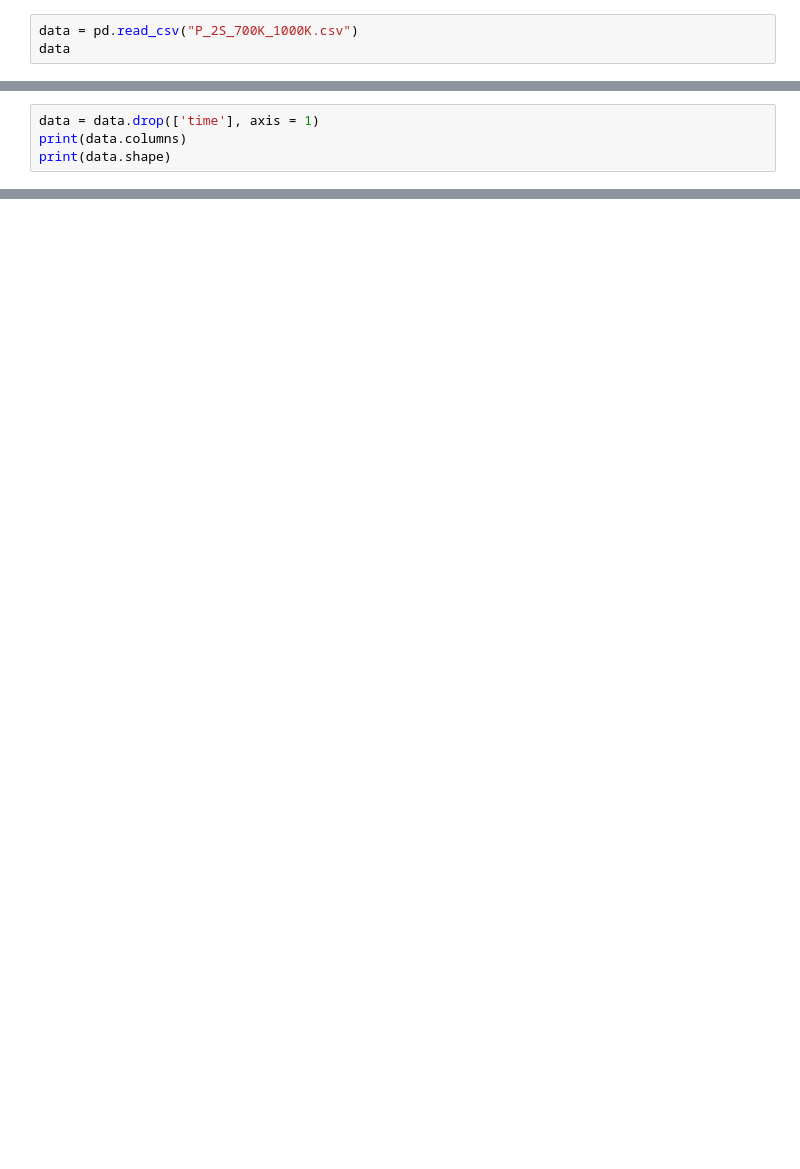
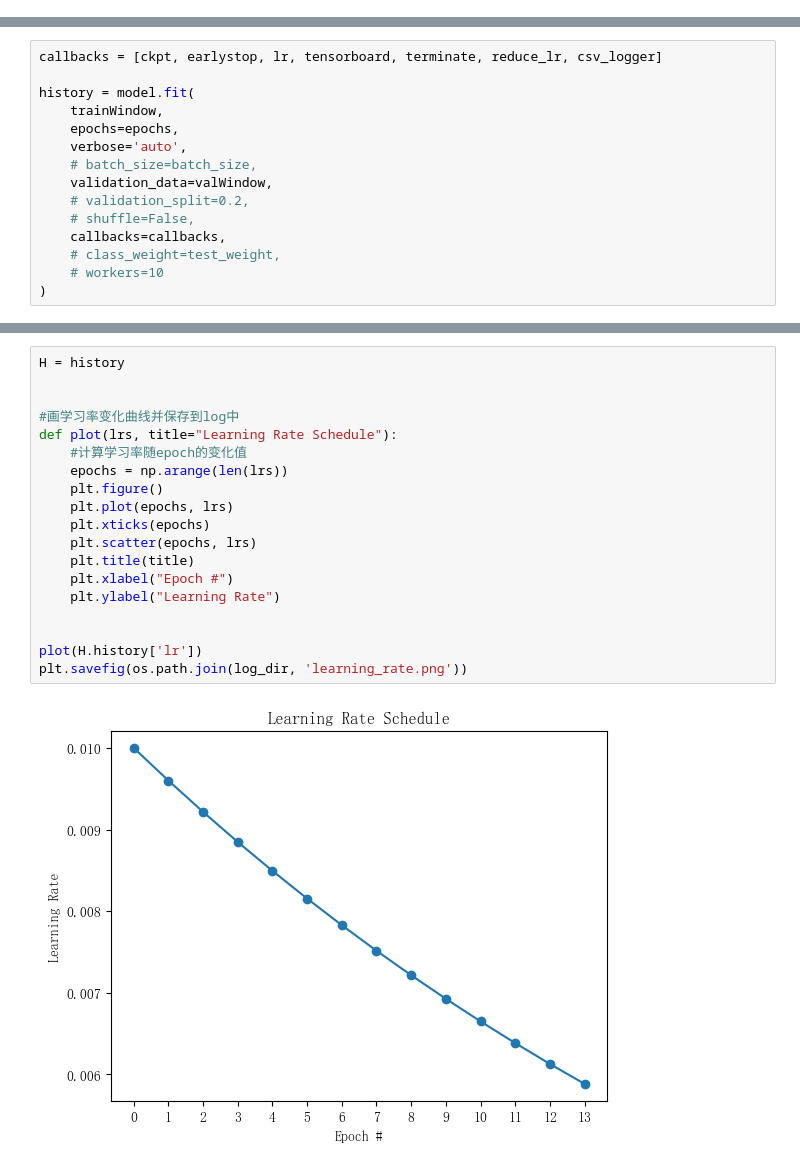
Before and after one commit to ainiubility/CNN-LSTM-Attention, a Jupyter notebook: C_L_A_train.ipynb, the cells around one changed output, grey strips where cells are left out. Drawn from its saved outputs; the diff is of its cells as text; blank space fills up the shorter version.

```diff
--- a/C_L_A_train.ipynb
+++ b/C_L_A_train.ipynb
@@ -204,3 +0,0 @@ def attention_model():
-# %%
-data = pd.read_csv("P_2S_700K_1000K.csv")
-data
@@ -226,4 +0,0 @@ plt.show()
-# %%
-data = data.drop(['time'], axis = 1)
-print(data.columns)
-print(data.shape)
@@ -434,0 +708,15 @@ mape
+# %%
+callbacks = [ckpt, earlystop, lr, tensorboard, terminate, reduce_lr, csv_logger]
+
+history = model.fit(
+    trainWindow,
+    epochs=epochs,
+    verbose='auto',
+    # batch_size=batch_size,
+    validation_data=valWindow,
+    # validation_split=0.2,
+    # shuffle=False,
+    callbacks=callbacks,
+    # class_weight=test_weight,
+    # workers=10
+)
@@ -434,0 +775,21 @@ mape
+# %%
+H = history
+
+
+#画学习率变化曲线并保存到log中
+def plot(lrs, title="Learning Rate Schedule"):
+    #计算学习率随epoch的变化值
+    epochs = np.arange(len(lrs))
+    plt.figure()
+    plt.plot(epochs, lrs)
+    plt.xticks(epochs)
+    plt.scatter(epochs, lrs)
+    plt.title(title)
+    plt.xlabel("Epoch #")
+    plt.ylabel("Learning Rate")
+
+
+plot(H.history['lr'])
+plt.savefig(os.path.join(log_dir, 'learning_rate.png'))
+# %% [output]
+[figure, added]
```
Also changed, not shown: parts of 49 cells of this notebook, 2 other files.
